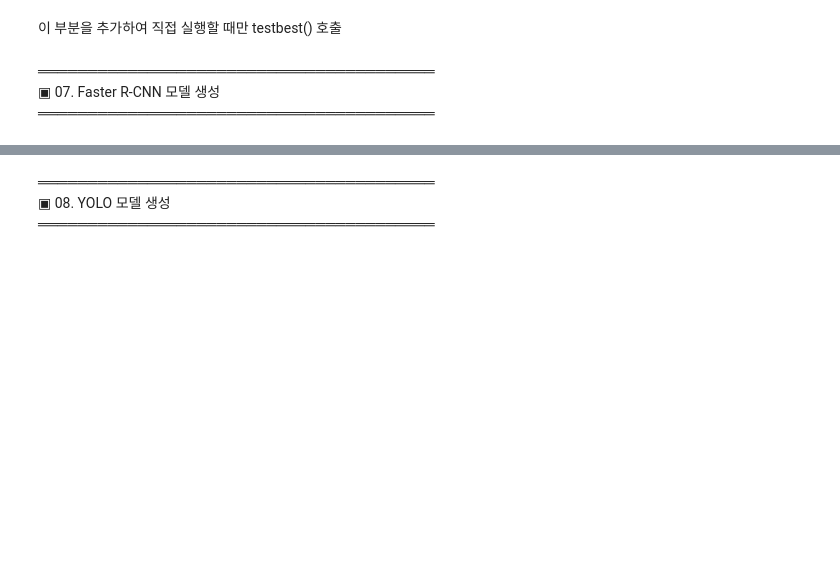
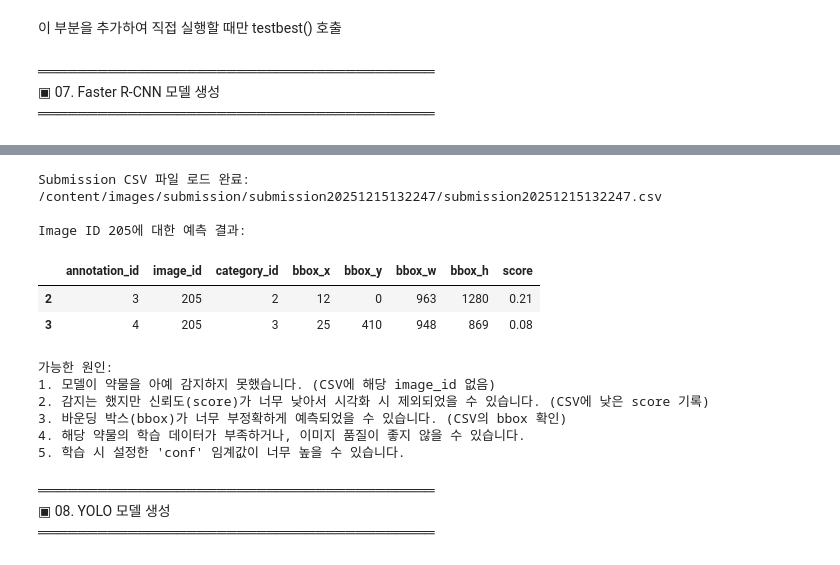
Before and after one commit to JJang-404/team_tasks, a Jupyter notebook: A04.ipynb, the cells around one changed output, grey strips where cells are left out. Cells and saved outputs as stored; diff of their text form; code cells hidden in the pictures; blank space fills up the shorter version.

```diff
--- a/A04.ipynb
+++ b/A04.ipynb
@@ -2370,3 +2447,53 @@ for transform_type in trans_type:
+# %%
+import pandas as pd
+import os
+
+# Assuming SUBMISSTION_DIR is correctly set to /content/drive/MyDrive/oraldrug/submission
+# You need to find the latest submission directory from the previous run.
+# From the logs, the last submission was: /content/drive/MyDrive/oraldrug/submission/submission20251215132247
+# Let's use that specific path for demonstration, or find the latest one programmatically.
+
+# Replace with the actual latest submission directory path if different
+submission_folder_path = '/content/images/submission/submission20251215132247'
+submission_csv_path = os.path.join(submission_folder_path, 'submission20251215132247.csv')
+
+if os.path.exists(submission_csv_path):
+    submission_df = pd.read_csv(submission_csv_path)
+    print(f"Submission CSV 파일 로드 완료: {submission_csv_path}")
+
+    # image_id 205에 해당하는 예측만 필터링
+    image_205_predictions = submission_df[submission_df['image_id'] == 205]
+
+    if not image_205_predictions.empty:
+        print("\nImage ID 205에 대한 예측 결과:")
+        display(image_205_predictions)
+    else:
+        print("\nImage ID 205에 대한 예측 결과가 CSV에 없습니다. 모델이 아무것도 감지하지 못했습니다.")
+
+else:
+    print(f"Submission CSV 파일을 찾을 수 없습니다: {submission_csv_path}")
+    print("최근 Submission 폴더 경로를 확인하거나, 'submission_folder_path' 변수를 올바르게 설정해주세요.")
+
+
+print("\n가능한 원인:")
+print("1. 모델이 약물을 아예 감지하지 못했습니다. (CSV에 해당 image_id 없음)")
+print("2. 감지는 했지만 신뢰도(score)가 너무 낮아서 시각화 시 제외되었을 수 있습니다. (CSV에 낮은 score 기록)")
+print("3. 바운딩 박스(bbox)가 너무 부정확하게 예측되었을 수 있습니다. (CSV의 bbox 확인)")
+print("4. 해당 약물의 학습 데이터가 부족하거나, 이미지 품질이 좋지 않을 수 있습니다.")
+print("5. 학습 시 설정한 'conf' 임계값이 너무 높을 수 있습니다.")
+# %% [output]
+Submission CSV 파일 로드 완료: /content/images/submission/submission20251215132247/submission20251215132247.csv
+
+Image ID 205에 대한 예측 결과:
+|  | annotation_id | image_id | category_id | bbox_x | bbox_y | bbox_w | bbox_h | score |
+| 2 | 3 | 205 | 2 | 12 | 0 | 963 | 1280 | 0.21 |
+| 3 | 4 | 205 | 3 | 25 | 410 | 948 | 869 | 0.08 |
+가능한 원인:
+1. 모델이 약물을 아예 감지하지 못했습니다. (CSV에 해당 image_id 없음)
+2. 감지는 했지만 신뢰도(score)가 너무 낮아서 시각화 시 제외되었을 수 있습니다. (CSV에 낮은 score 기록)
+3. 바운딩 박스(bbox)가 너무 부정확하게 예측되었을 수 있습니다. (CSV의 bbox 확인)
+4. 해당 약물의 학습 데이터가 부족하거나, 이미지 품질이 좋지 않을 수 있습니다.
+5. 학습 시 설정한 'conf' 임계값이 너무 높을 수 있습니다.
 # %% [markdown]
 ════════════════════════════════════════<br>
 ▣ 08. YOLO 모델 생성<br>
```
Also changed, not shown: parts of 34 cells of this notebook.
